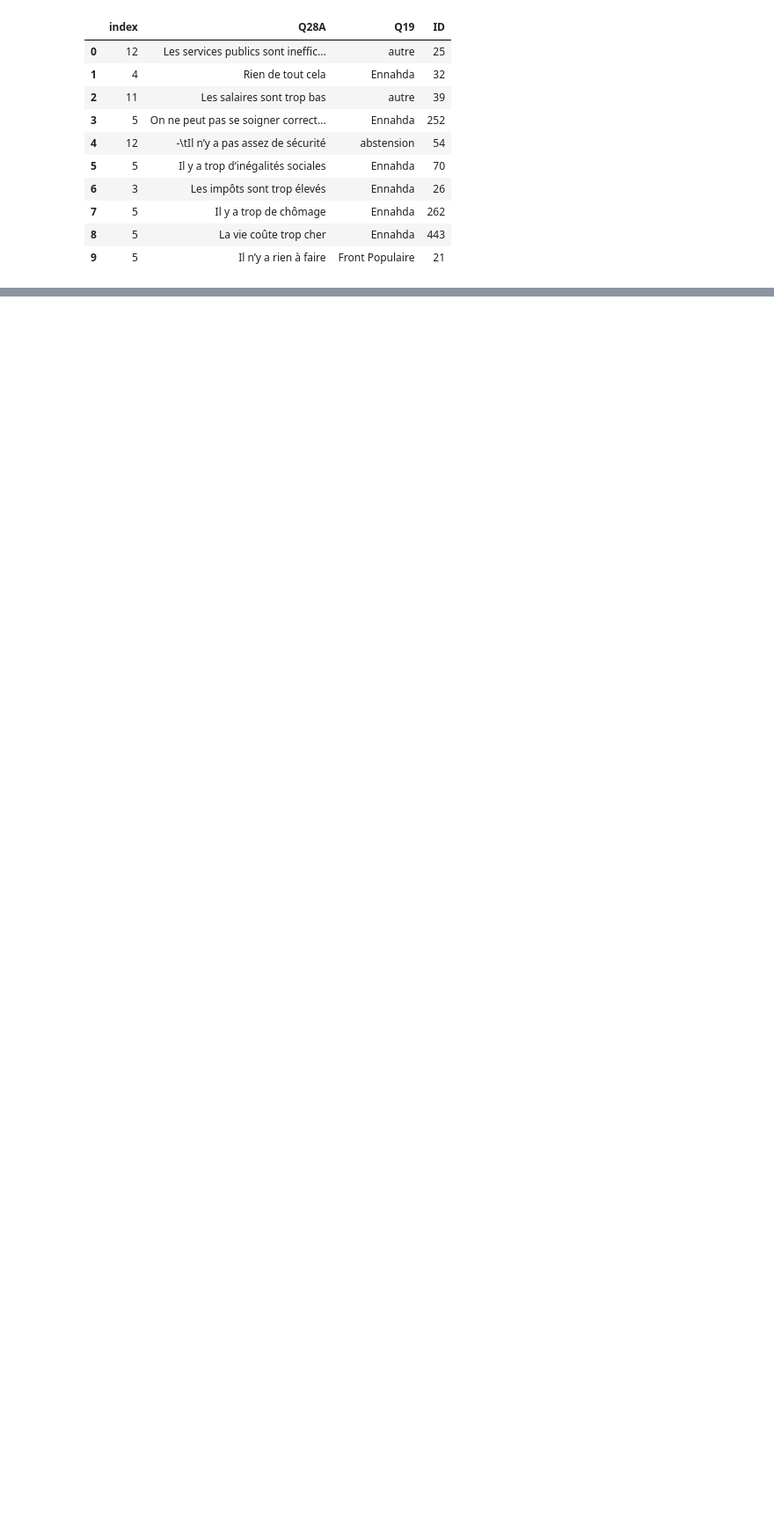
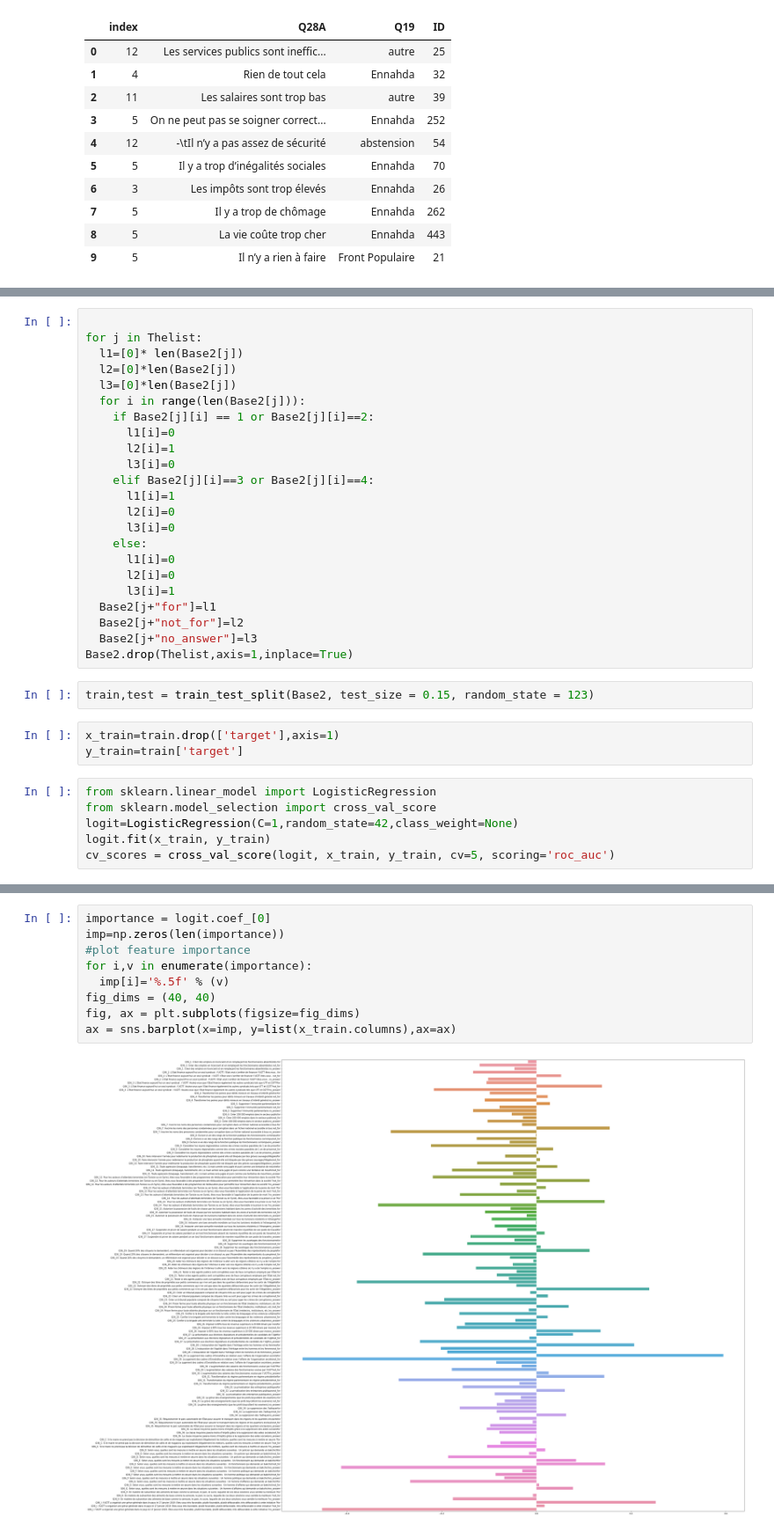
Before and after one commit to med-tz/elelction_Tunisie, a Jupyter notebook: Source.ipynb, the cells around one changed output, grey strips where cells are left out. Shown at 88% size. Saved outputs shown, nothing was run; the diff lists cells and outputs as text; blank space fills up the shorter version.

```diff
--- a/Source.ipynb
+++ b/Source.ipynb
@@ -1111,0 +1179,34 @@ df[["Q28A","Q19","ID"]].reset_index()
+# %%
+
+for j in Thelist:
+  l1=[0]* len(Base2[j])
+  l2=[0]*len(Base2[j])
+  l3=[0]*len(Base2[j])
+  for i in range(len(Base2[j])):
+    if Base2[j][i] == 1 or Base2[j][i]==2:
+      l1[i]=0
+      l2[i]=1
+      l3[i]=0
+    elif Base2[j][i]==3 or Base2[j][i]==4:
+      l1[i]=1
+      l2[i]=0
+      l3[i]=0
+    else:
+      l1[i]=0
+      l2[i]=0
+      l3[i]=1
+  Base2[j+"for"]=l1
+  Base2[j+"not_for"]=l2
+  Base2[j+"no_answer"]=l3
+Base2.drop(Thelist,axis=1,inplace=True)
+# %%
+train,test = train_test_split(Base2, test_size = 0.15, random_state = 123)
+# %%
+x_train=train.drop(['target'],axis=1)
+y_train=train['target']
+# %%
+from sklearn.linear_model import LogisticRegression
+from sklearn.model_selection import cross_val_score
+logit=LogisticRegression(C=1,random_state=42,class_weight=None)
+logit.fit(x_train, y_train)
+cv_scores = cross_val_score(logit, x_train, y_train, cv=5, scoring='roc_auc')
@@ -1111,0 +1235,11 @@ df[["Q28A","Q19","ID"]].reset_index()
+# %%
+importance = logit.coef_[0]
+imp=np.zeros(len(importance))
+#plot feature importance
+for i,v in enumerate(importance):
+  imp[i]='%.5f' % (v)
+fig_dims = (40, 40)
+fig, ax = plt.subplots(figsize=fig_dims)
+ax = sns.barplot(x=imp, y=list(x_train.columns),ax=ax)
+# %% [output]
+[figure, added]
```
Also changed, not shown: parts of 18 cells of this notebook.
